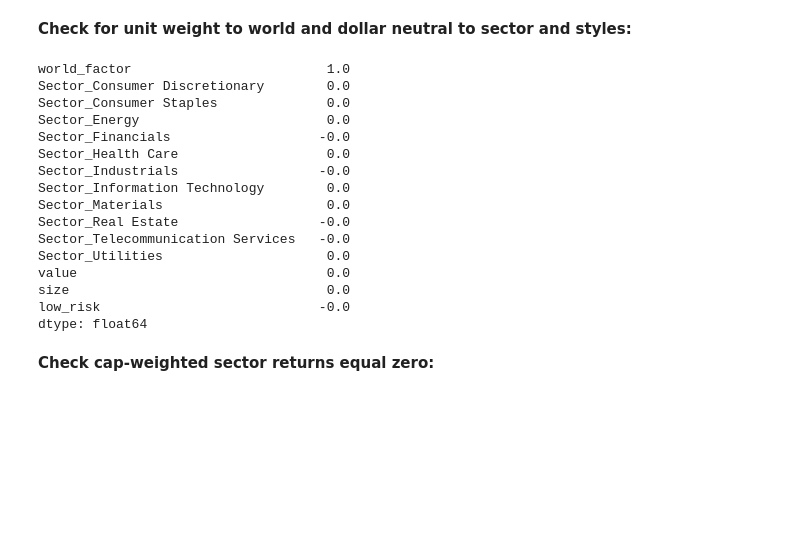
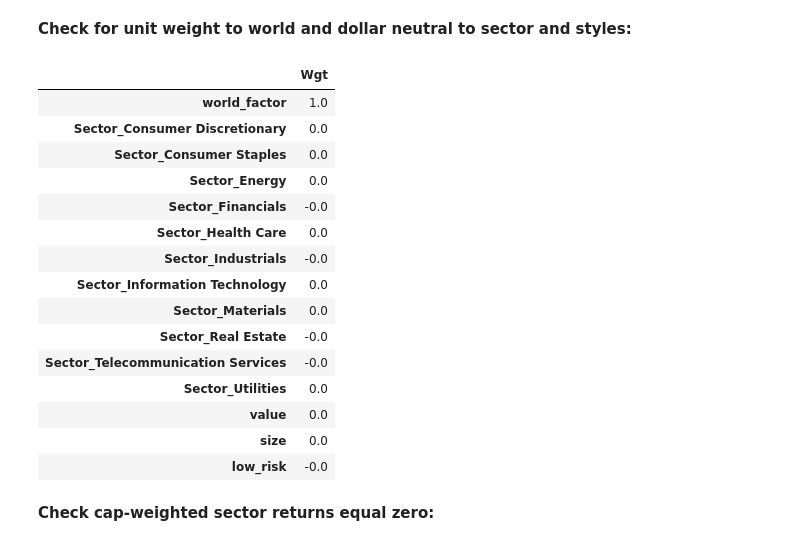
Before and after one commit to chandrab/implementing_papers, a Jupyter notebook: notebooks/Characterstics of Factor Portfolios/characteristics_of_factor_portfolios.ipynb, the cells around one changed output. Drawn from its saved outputs; the diff is of its cells as text; code cells hidden in the pictures; blank space fills up the shorter version.

```diff
--- a/notebooks/Characterstics of Factor Portfolios/characteristics_of_factor_portfolios.ipynb
+++ b/notebooks/Characterstics of Factor Portfolios/characteristics_of_factor_portfolios.ipynb
@@ -523,24 +573,24 @@ specific_contribution: 0.021%
 # %% [markdown]
 **Check for unit weight to world and dollar neutral to sector and styles:**
 # %%
-round(omega_p.sum(axis=1), 2)
+pd.DataFrame(round(omega_p.sum(axis=1), 2), columns=['Wgt'])
 # %% [output]
-world_factor                         1.0
-Sector_Consumer Discretionary        0.0
-Sector_Consumer Staples              0.0
-Sector_Energy                        0.0
-Sector_Financials                   -0.0
-Sector_Health Care                   0.0
-Sector_Industrials                  -0.0
-Sector_Information Technology        0.0
-Sector_Materials                     0.0
-Sector_Real Estate                  -0.0
-Sector_Telecommunication Services   -0.0
-Sector_Utilities                     0.0
-value                                0.0
-size                                 0.0
-low_risk                            -0.0
-dtype: float64
+|  | Wgt |
+| world_factor | 1.0 |
+| Sector_Consumer Discretionary | 0.0 |
+| Sector_Consumer Staples | 0.0 |
+| Sector_Energy | 0.0 |
+| Sector_Financials | -0.0 |
+| Sector_Health Care | 0.0 |
+| Sector_Industrials | -0.0 |
+| Sector_Information Technology | 0.0 |
+| Sector_Materials | 0.0 |
+| Sector_Real Estate | -0.0 |
+| Sector_Telecommunication Services | -0.0 |
+| Sector_Utilities | 0.0 |
+| value | 0.0 |
+| size | 0.0 |
+| low_risk | -0.0 |
 # %% [markdown]
 **Check cap-weighted sector returns equal zero:**
 # %%
```
Also changed, not shown: parts of 30 cells of this notebook.
